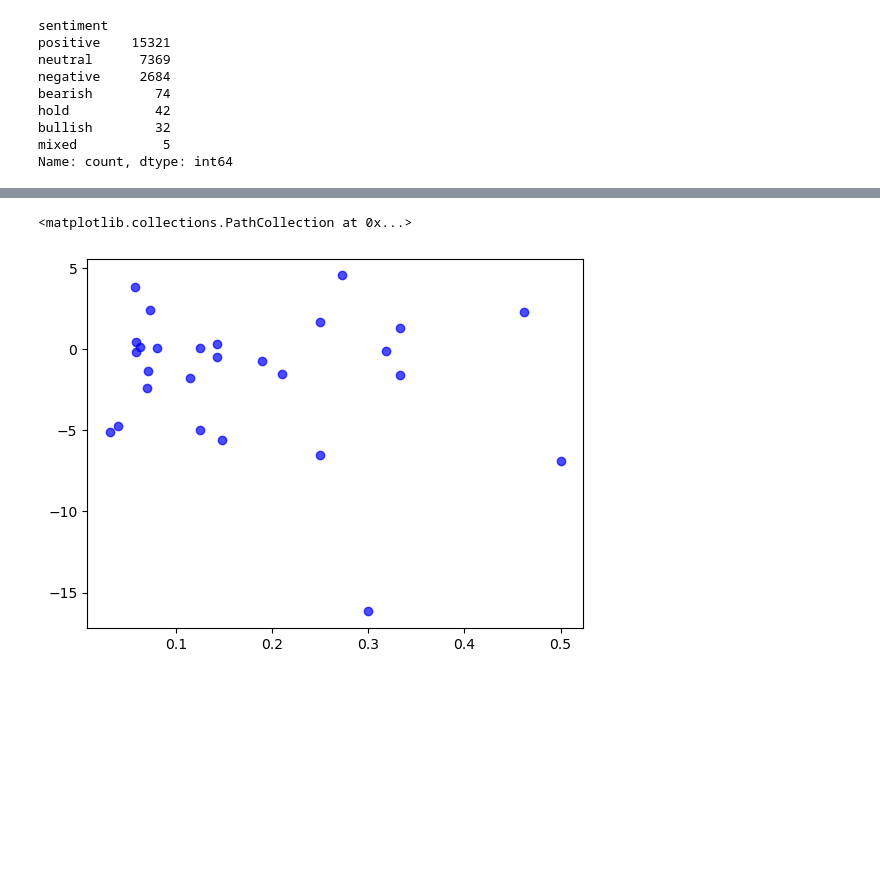
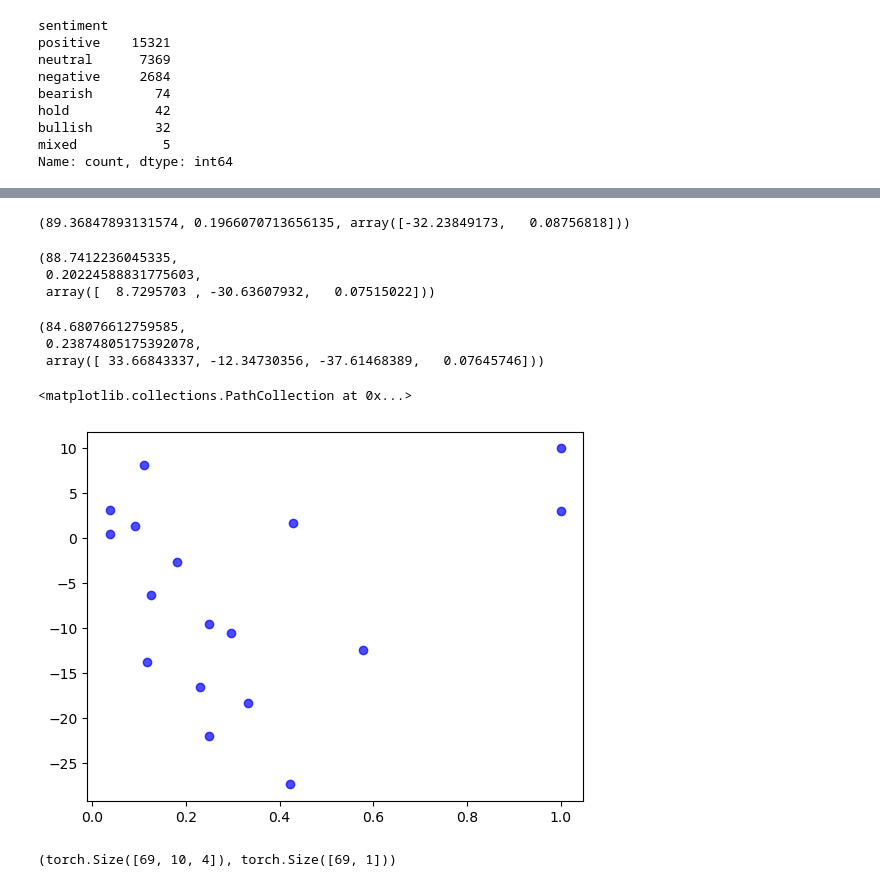
Before and after one commit to AlexWFreeman/Big-Data-Analytics, a Jupyter notebook: model/analysis2.ipynb, the cells around one changed output, grey strips where cells are left out. Drawn from its saved outputs; the diff is of its cells as text; code cells hidden in the pictures; blank space fills up the shorter version.

```diff
--- a/model/analysis2.ipynb
+++ b/model/analysis2.ipynb
@@ -72,7 +76,7 @@ def sentiment_score(threshold, gt):
     return func
 # %%
 relation_t = stock_relation[stock_relation['ticker'] == ticker]
-relation_t['trade_date'] = (relation_t['time'] + pd.to_timedelta(0, unit='h')).dt.date
+relation_t['news_date'] = (relation_t['time'] + pd.to_timedelta(0, unit='h')).dt.date
 relation_t['same_source'] = (relation_t['source_ticker'] == relation_t['ticker']).astype(int)
 
 relation_t['direct_sentiment'] = relation_t['sentiment']
@@ -113,0 +133,7 @@ stock_date.plot(kind='bar', color='skyblue')
+# %%
+news_comb = pd.merge(relation_t, stock_price, how='left', left_on='news_date', right_on='trade_date')
+# news_comb['trade_date'] = news_comb['trade_date'].fillna(method='bfill')
+news_comb.dropna(subset=['trade_date'])
+news_comb['direct_sentiment'] = news_comb['sentiment']
+news_comb.loc[news_comb['source_ticker'] != news_comb['ticker'], 'direct_sentiment'] = 'None'
+news_comb
@@ -114,10 +154,10 @@ stock_date.plot(kind='bar', color='skyblue')
 # %%
-relation_gp = relation_t.groupby('trade_date').agg({
+
+relation_gp = news_comb.groupby('trade_date').agg({
+    'prv_close': 'first', 'delta': 'first', 'close': 'first',
     'sentiment': [sentiment_transform(['positive', 'bullish']), sentiment_transform(['negative', 'bearish'])],
     'direct_sentiment': [sentiment_transform(['positive', 'bullish']), sentiment_transform(['negative', 'bearish'])],
 }).fillna(0.0).reset_index()
-relation_gp.columns = ['trade_date', 'positive', 'negative', 'dir_positive', 'dir_negative']
-
-stock_comb = pd.merge(relation_gp, stock_price[['trade_date', 'prv_close', 'delta']], how='inner', on='trade_date')
-stock_comb
+relation_gp.columns = ['trade_date', 'prv_close', 'delta', 'close', 'positive', 'negative', 'dir_positive', 'dir_negative']
+relation_gp
 # %% [output]
@@ -137,4 +177,4 @@ stock_comb
 # %%
-stock_comb_t = stock_comb[stock_comb['negative'] > 0]
-(stock_comb['dir_negative'] > 0).sum(), len(stock_comb_t), len(stock_comb)
+relation_gp_t = relation_gp[relation_gp['negative'] > 0]
+(relation_gp['dir_negative'] > 0).sum(), len(relation_gp_t), len(relation_gp)
 # %% [output]
@@ -171,7 +209,48 @@ test_relevance(['dir_negative', 'negative', 'prv_close'])
+# %%
+test_relevance(['dir_positive', 'prv_close'])
+# %% [output]
+(89.36847893131574, 0.1966070713656135, array([-32.23849173,   0.08756818]))
+# %%
+test_relevance(['dir_negative', 'dir_positive', 'prv_close'])
+# %% [output]
+(88.7412236045335,
+ 0.20224588831775603,
+ array([  8.7295703 , -30.63607932,   0.07515022]))
+# %%
+test_relevance(['dir_negative', 'negative', 'dir_positive', 'prv_close'])
+# %% [output]
+(84.68076612759585,
+ 0.23874805175392078,
+ array([ 33.66843337, -12.34730356, -37.61468389,   0.07645746]))
 # %%
 import matplotlib.pyplot as plt
 
-plt.scatter(stock_comb_t['negative'], stock_comb_t['delta'], color='blue', alpha=0.7)
+plt.scatter(relation_gp_t['negative'], relation_gp_t['delta'], color='blue', alpha=0.7)
 # %% [output]
 <matplotlib.collections.PathCollection at 0x...>
-[figure, old version]
+[figure, new version]
+# %%
+
+seq_length = 10
+std_scaler, max_scaler = StandardScaler(), MinMaxScaler()
+score_cols = ['dir_negative', 'negative', 'dir_positive']
+price_cols = ['close']
+
+df = pd.DataFrame()
+df[score_cols] = std_scaler.fit_transform(relation_gp[score_cols])
+df[price_cols] = max_scaler.fit_transform(relation_gp[price_cols])
+
+X = []
+y = []
+for i in range(seq_length, len(df)):
+    X.append(df.iloc[i-seq_length:i])
+    y.append(df.iloc[i, -1])
+X = np.array(X)
+y = np.array(y)
+
+X = torch.tensor(X, dtype=torch.float32)
+y = torch.tensor(y, dtype=torch.float32).unsqueeze(1)
+
+X.shape, y.shape
+# %% [output]
+(torch.Size([69, 10, 4]), torch.Size([69, 1]))
```
Also changed, not shown: parts of 17 cells of this notebook.
